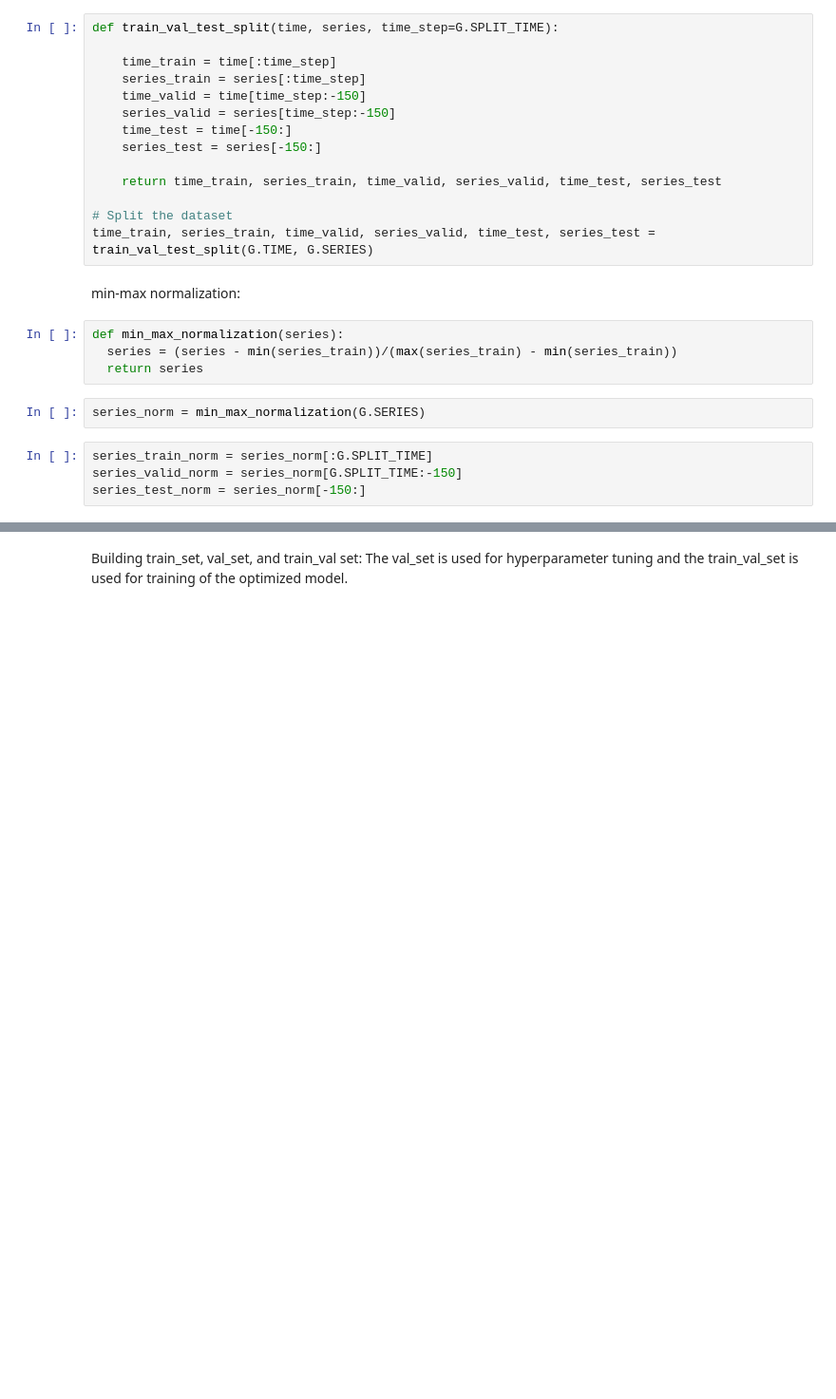
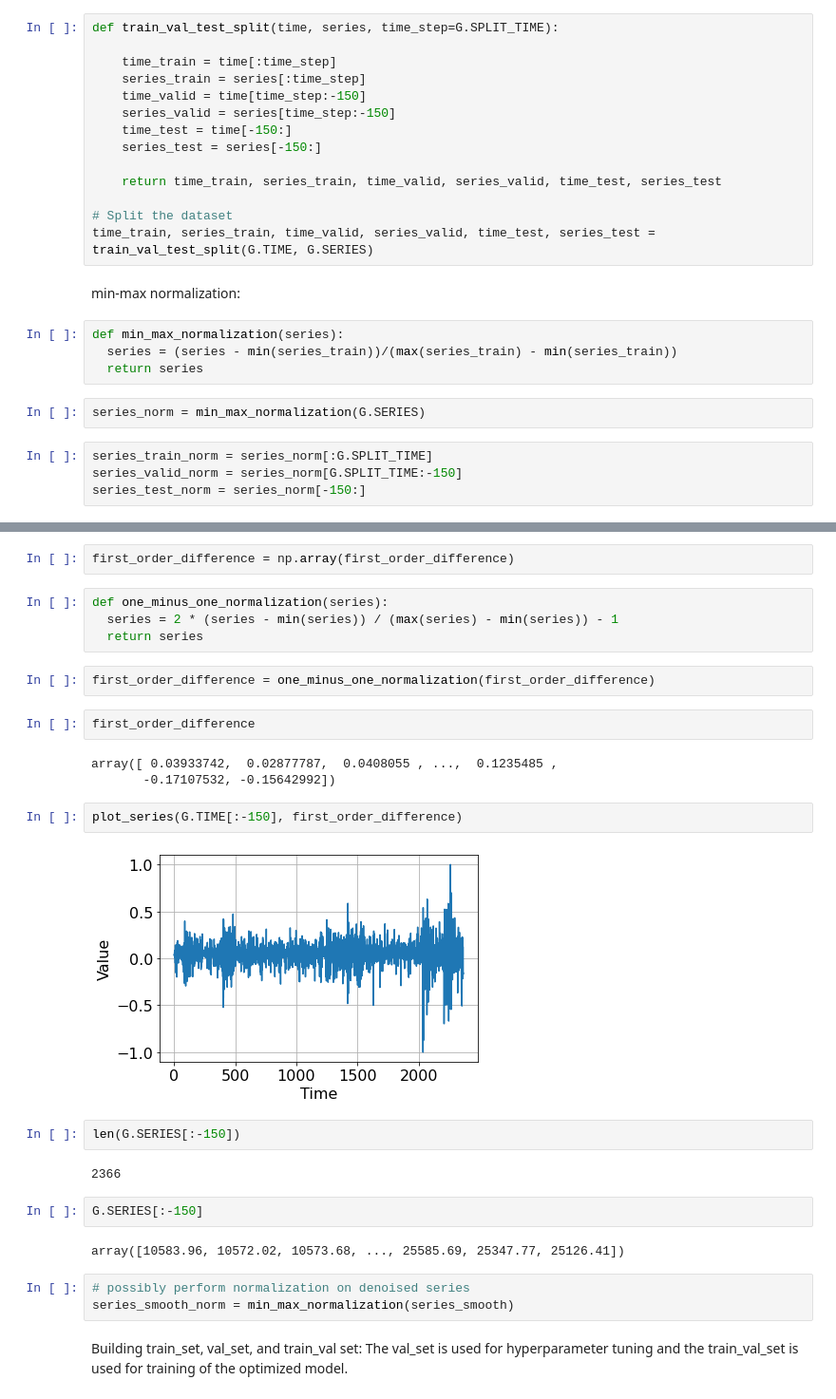
Before and after one commit to Zhang-Cheng-76200/Multistep-forecasting-CapsNet-LSTM, a Jupyter notebook: CapsNet_LSTM_DJIA.ipynb, the cells around one changed output, grey strips where cells are left out. Shown at 95% size. Drawn from its saved outputs; the diff is of its cells as text; blank space fills up the shorter version.

```diff
--- a/CapsNet_LSTM_DJIA.ipynb
+++ b/CapsNet_LSTM_DJIA.ipynb
@@ -158,3 +203,31 @@ series_test_norm = series_norm[-150:]
+# %%
+first_order_difference = np.array(first_order_difference)
+# %%
+def one_minus_one_normalization(series):
+  series = 2 * (series - min(series)) / (max(series) - min(series)) - 1
+  return series
+# %%
+first_order_difference = one_minus_one_normalization(first_order_difference)
+# %%
+first_order_difference
+# %% [output]
+array([ 0.03933742,  0.02877787,  0.0408055 , ...,  0.1235485 ,
+       -0.17107532, -0.15642992])
+# %%
+plot_series(G.TIME[:-150], first_order_difference)
+# %% [output]
+[figure, added]
+# %%
+len(G.SERIES[:-150])
+# %% [output]
+2366
+# %%
+G.SERIES[:-150]
+# %% [output]
+array([10583.96, 10572.02, 10573.68, ..., 25585.69, 25347.77, 25126.41])
+# %%
+# possibly perform normalization on denoised series
+series_smooth_norm = min_max_normalization(series_smooth)
 # %% [markdown]
 Building train_set, val_set, and train_val set:
 The val_set is used for hyperparameter tuning and the train_val_set is used for training of the optimized model.
```
Also changed, not shown: parts of 46 cells of this notebook.
